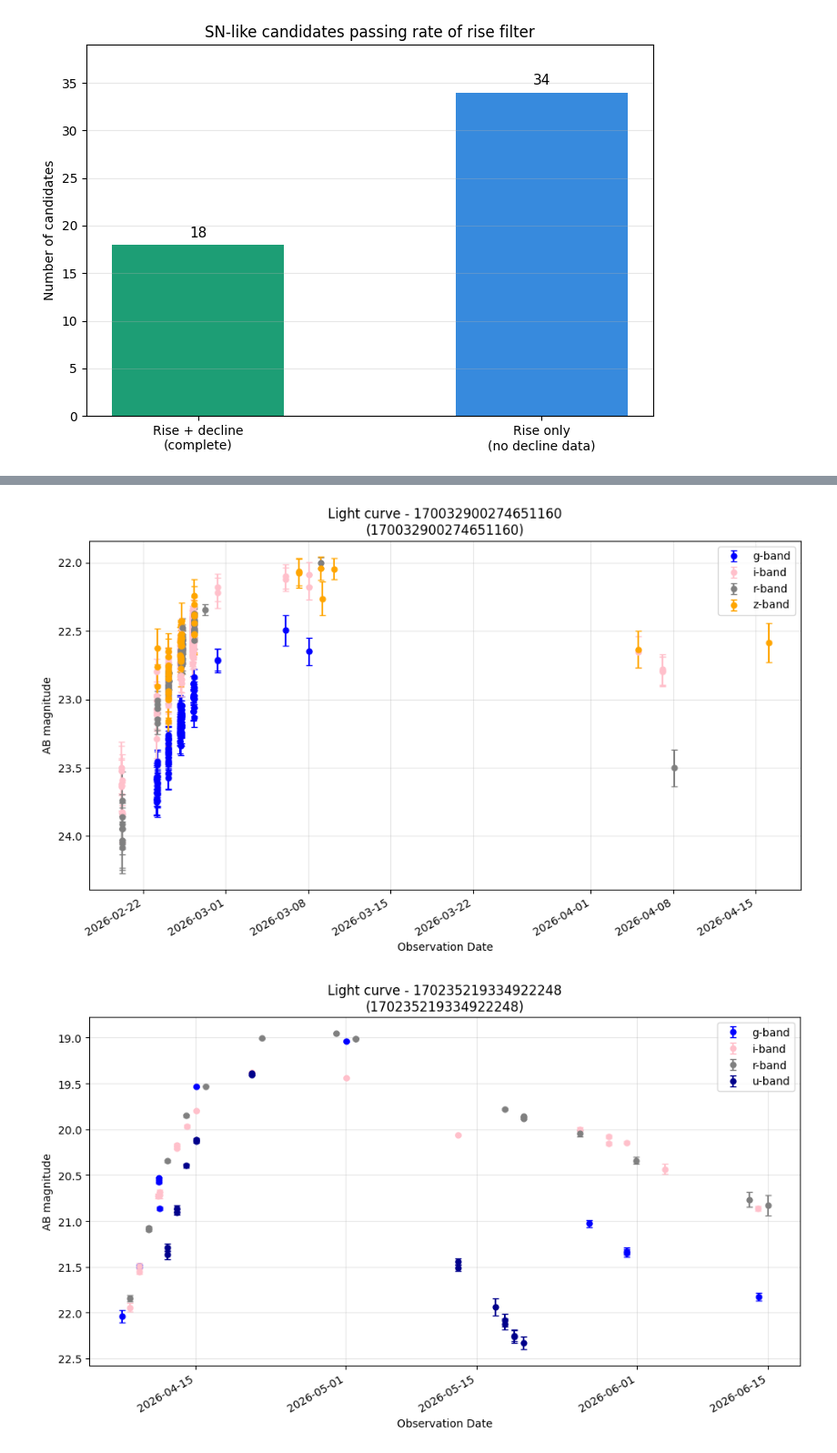
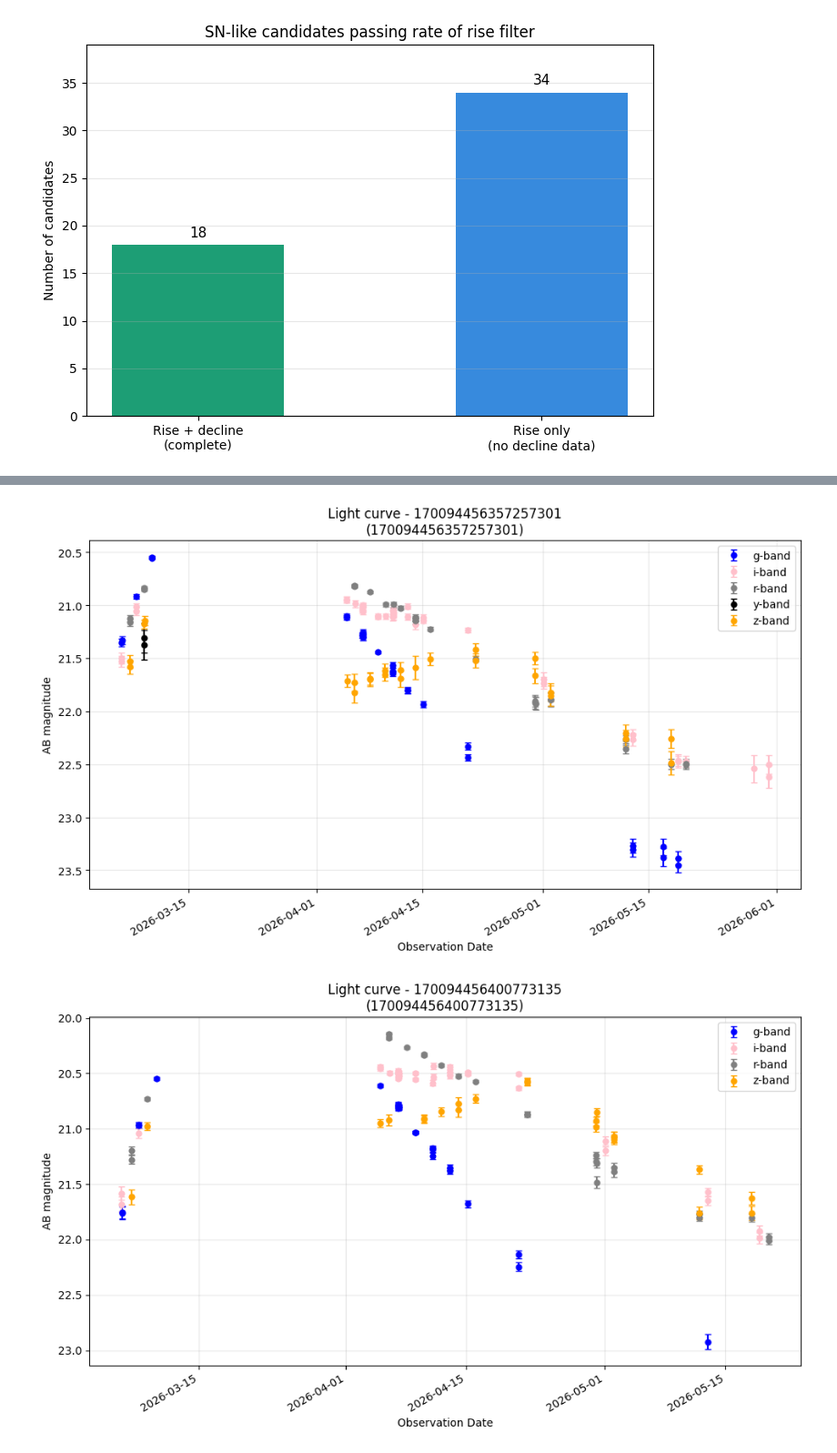
Before and after one commit to Webd0g/Honours_Project, a Jupyter notebook: notebooks/draft_scripts_and_small_scripts.ipynb, the cells around one changed output, grey strips where cells are left out. Shown at 91% size. Cells and saved outputs as stored; diff of their text form; code cells hidden in the pictures.

```diff
--- a/notebooks/draft_scripts_and_small_scripts.ipynb
+++ b/notebooks/draft_scripts_and_small_scripts.ipynb
@@ -820,10 +820,11 @@ Removed duplicate: 313998534838321167.png
 # %%
 import generic_light_curve_batch_plotter as glcbp
 from pathlib import Path
+import pandas as pd
 
-ids = ["170235219334922248", "170032900274651160"]
+ids = pd.read_csv()
 
 glcbp.batch_plotter(ids, 500, Path.home() / "Pictures")
 # %% [output]
-[figure, old version]
+[figure, new version]
-[figure, old version]
+[figure, new version]
```
Also changed, not shown: parts of 4 cells of this notebook, 3 other files.
